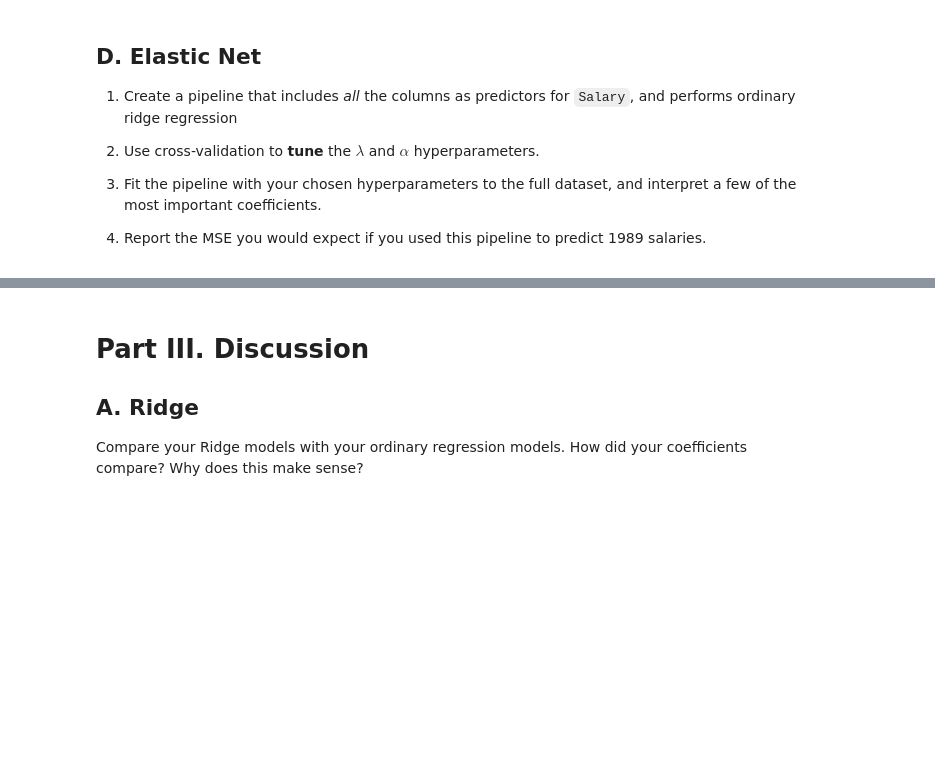
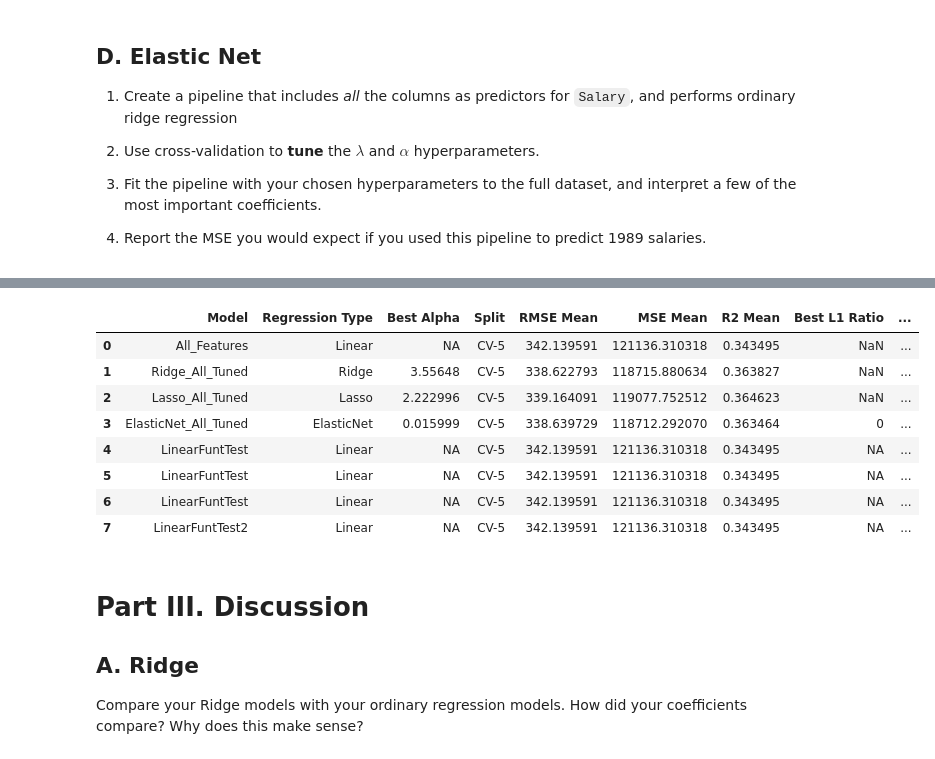
Before and after one commit to PharaohPooh/GSB_544, a Jupyter notebook: Week_7/Lab 6- Variable Selection and Regularization.ipynb, the cells around one changed output, grey strips where cells are left out. Cells and saved outputs as stored; diff of their text form; code cells hidden in the pictures; blank space fills up the shorter version.

```diff
--- a/Week_7/Lab 6- Variable Selection and Regularization.ipynb
+++ b/Week_7/Lab 6- Variable Selection and Regularization.ipynb
@@ -86,3 +104,17 @@ A couple notes about this lab:
+# %%
+# Column Transformer
+ct = ColumnTransformer(
+    [
+        ("standardize",
+         StandardScaler(),
+         make_column_selector(dtype_include=np.number)),
+        ("cat",
+         OneHotEncoder(drop="first", sparse_output=False),
+         make_column_selector(dtype_include=object))
+    ],
+    remainder="passthrough",
+    verbose_feature_names_out=False,
+).set_output(transform="pandas")
 # %% [markdown]
 # Part I: Different Model Specs
 
@@ -125,0 +443,14 @@ A couple notes about this lab:
+# %%
+# Get coefficients
+fitted_pipe = model_library[model_name]
+feature_names = fitted_pipe.named_steps['preprocess'].get_feature_names_out()
+coefficients = fitted_pipe.named_steps['elasticnet'].coef_
+
+
+coef_df = pd.DataFrame({
+    'Feature': feature_names,
+    'Coefficient': coefficients
+}).sort_values('Coefficient', key=abs, ascending=False)
+
+# Top 10 coefficients
+print(coef_df.head(10))
@@ -148,3 +621,15 @@ Report which combination of features and model performed best, based on the vali
+# %%
+run_linear_regression("LinearFuntTest2", None)
+# %% [output]
+|  | Model | Regression Type | Best Alpha | Split | RMSE Mean | MSE Mean | R2 Mean | Best L1 Ratio | ... |
+| 0 | All_Features | Linear | NA | CV-5 | 342.139591 | 121136.310318 | 0.343495 | NaN | ... |
+| 1 | Ridge_All_Tuned | Ridge | 3.55648 | CV-5 | 338.622793 | 118715.880634 | 0.363827 | NaN | ... |
+| 2 | Lasso_All_Tuned | Lasso | 2.222996 | CV-5 | 339.164091 | 119077.752512 | 0.364623 | NaN | ... |
+| 3 | ElasticNet_All_Tuned | ElasticNet | 0.015999 | CV-5 | 338.639729 | 118712.292070 | 0.363464 | 0 | ... |
+| 4 | LinearFuntTest | Linear | NA | CV-5 | 342.139591 | 121136.310318 | 0.343495 | NA | ... |
+| 5 | LinearFuntTest | Linear | NA | CV-5 | 342.139591 | 121136.310318 | 0.343495 | NA | ... |
+| 6 | LinearFuntTest | Linear | NA | CV-5 | 342.139591 | 121136.310318 | 0.343495 | NA | ... |
+| 7 | LinearFuntTest2 | Linear | NA | CV-5 | 342.139591 | 121136.310318 | 0.343495 | NA | ... |
 # %% [markdown]
 # Part III. Discussion
 
```
Also changed, not shown: parts of 16 cells of this notebook.
